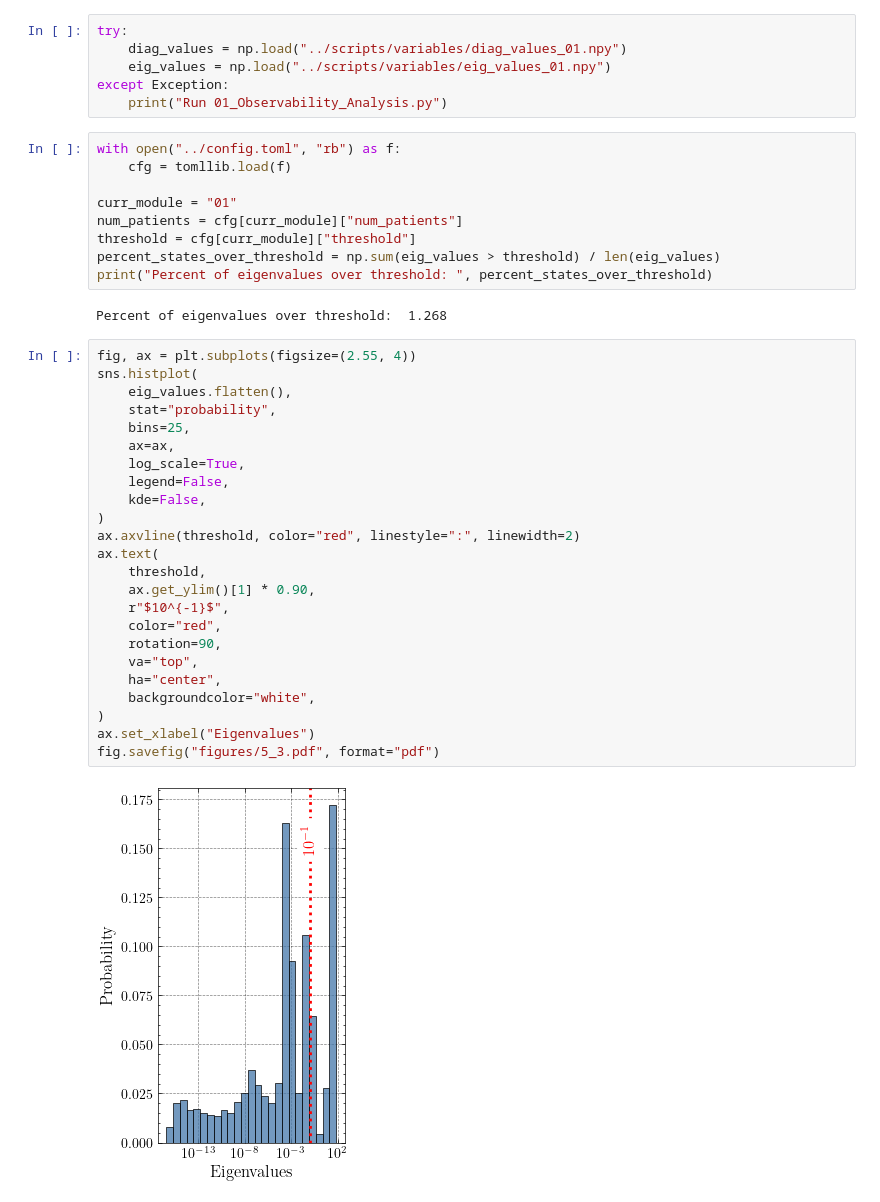
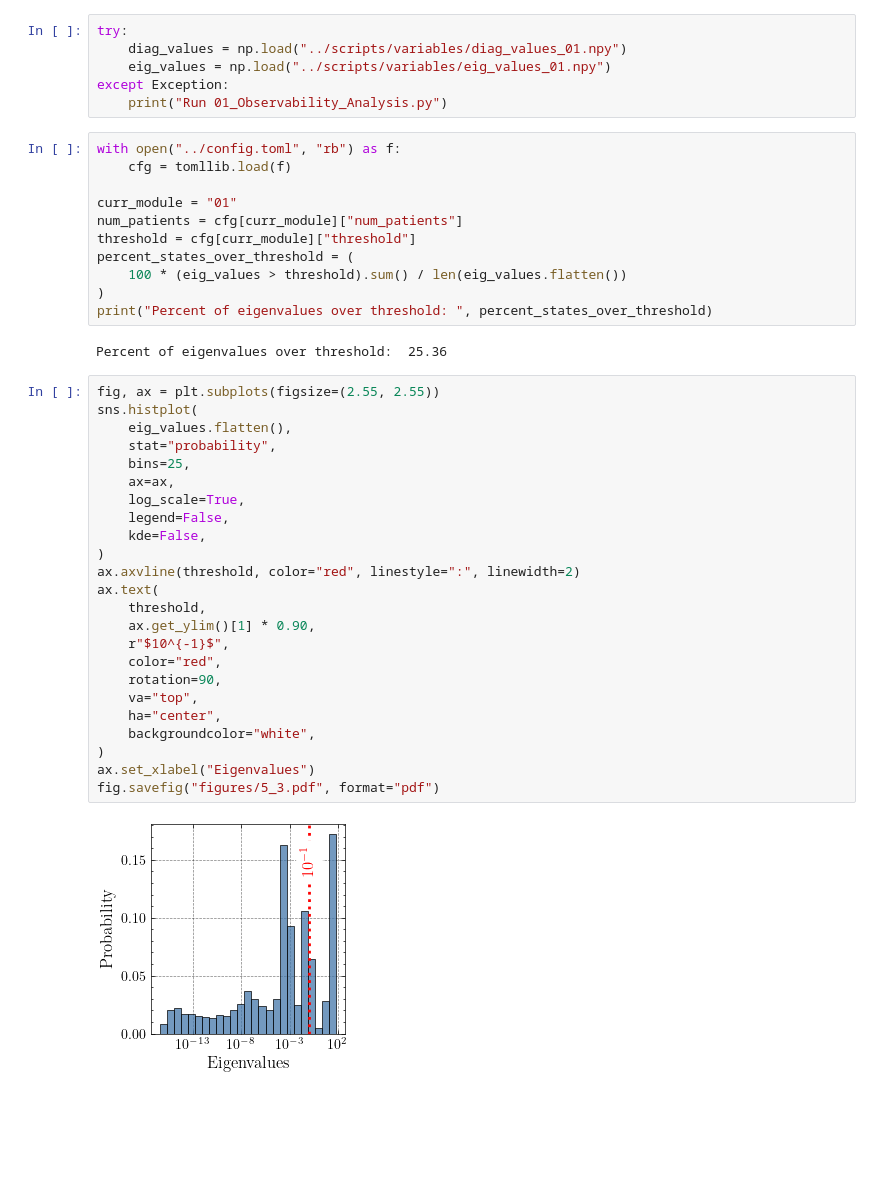
Before and after one commit to mlmulv/Thesis-Code, a Jupyter notebook: notebooks/01_Observability_Analysis.ipynb, the cells around one changed output. Saved outputs shown, nothing was run; the diff lists cells and outputs as text; blank space fills up the shorter version.

```diff
--- a/notebooks/01_Observability_Analysis.ipynb
+++ b/notebooks/01_Observability_Analysis.ipynb
@@ -19,36 +19,38 @@ with open("../config.toml", "rb") as f:
 curr_module = "01"
 num_patients = cfg[curr_module]["num_patients"]
 threshold = cfg[curr_module]["threshold"]
-percent_states_over_threshold = np.sum(eig_values > threshold) / len(eig_values)
+percent_states_over_threshold = (
+    100 * (eig_values > threshold).sum() / len(eig_values.flatten())
+)
 print("Percent of eigenvalues over threshold: ", percent_states_over_threshold)
 # %% [output]
-Percent of eigenvalues over threshold:  1.268
+Percent of eigenvalues over threshold:  25.36
 # %%
-fig, ax = plt.subplots(figsize=(2.55, 4))
+fig, ax = plt.subplots(figsize=(2.55, 2.55))
 sns.histplot(
     eig_values.flatten(),
     stat="probability",
     bins=25,
     ax=ax,
     log_scale=True,
     legend=False,
     kde=False,
 )
 ax.axvline(threshold, color="red", linestyle=":", linewidth=2)
 ax.text(
     threshold,
     ax.get_ylim()[1] * 0.90,
     r"$10^{-1}$",
     color="red",
     rotation=90,
     va="top",
     ha="center",
     backgroundcolor="white",
 )
 ax.set_xlabel("Eigenvalues")
 fig.savefig("figures/5_3.pdf", format="pdf")
 # %% [output]
-[figure, old version]
+[figure, new version]
 # %%
 states = ["G", "I", "Q", "P1", "P2"]
 palette = sns.color_palette("colorblind", len(states))
```
Also changed, not shown: parts of 2 cells of this notebook, 9 other files.
